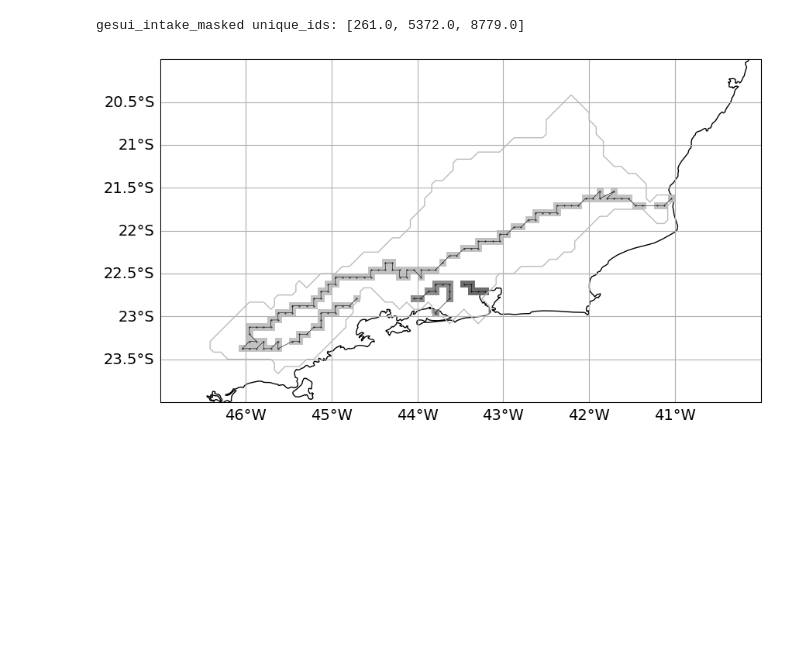
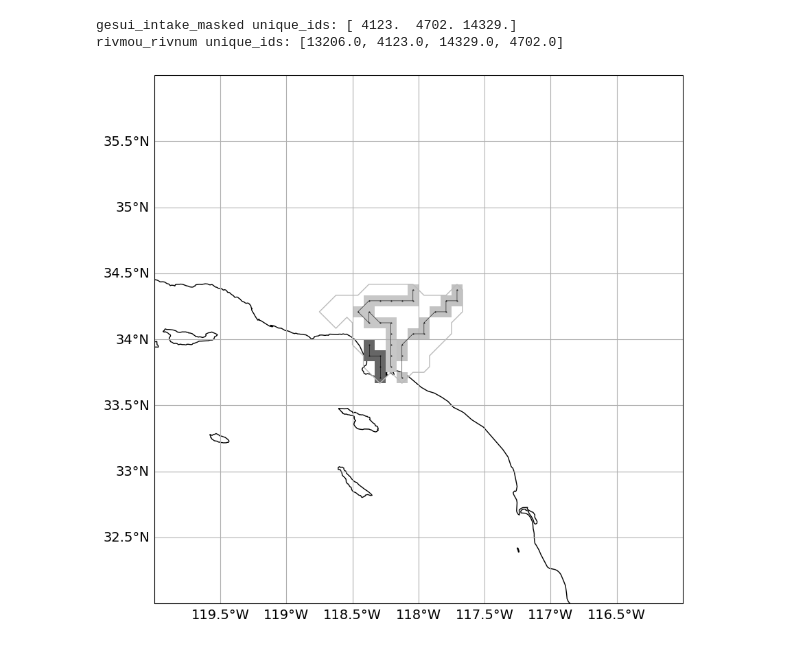
Before and after one commit to HalKiyo/h08_urban, a Jupyter notebook: region/pst/riodejaneiro/jogesui_check_riodejaneiro.ipynb, the cells around one changed output. Drawn from its saved outputs; the diff is of its cells as text; code cells hidden in the pictures; blank space fills up the shorter version.

```diff
--- a/region/pst/riodejaneiro/jogesui_check_riodejaneiro.ipynb
+++ b/region/pst/riodejaneiro/jogesui_check_riodejaneiro.ipynb
@@ -73,8 +73,8 @@ def draw_mask_sotowaku(extent, mask_cropped, ax=None, sotowaku_color='#dc143c',
 rgndir = '/mnt/c/Users/tsimk/Downloads/dotfiles/h08/region'
 glbdir = '/mnt/c/Users/tsimk/Downloads/dotfiles/h08/global_city'
 #
-city_num = 16
-tag = '.ro5'
+city_num = 17
+tag = '.ls5'
 #
 resolution = 12
 POP='vld_cty_'
@@ -84,10 +84,10 @@ dtype = 'float32'
 gl5shape = (2160, 4320)
 #
 # region
-left = -47
-right = -40
-bottom = -24
-top = -20
+left = -120
+right = -116
+bottom = 32
+top = 36
 #
 nx, ny = (right - left)*resolution, (top - bottom)*resolution
 rgnshape = (ny, nx)
@@ -371,8 +377,13 @@ uid_intake = np.unique(np.where(intake_cropped == 1, rivnum, 0))[1]
 intake_rivmou = np.where(rivmou_rivnum == uid_intake, rivnum, 0)
 
 # gesui plus intake rivmou points
-gesui_intake = gesui_rivnum + intake_rivmou
-gesui_intake_masked = np.ma.masked_where(gesui_intake == 0, gesui_intake)
+unique_rivnum = np.unique(gesui_rivnum)
+unique_intake = np.unique(intake_rivmou)
+combined_unique_ids = np.unique(np.concatenate((unique_rivnum, unique_intake)))
+unique_ids = combined_unique_ids[combined_unique_ids > 0]
+print(f'gesui_intake_masked unique_ids: {unique_ids}')
+tmp = rivmou_rivnum.flatten()
+print(f'rivmou_rivnum unique_ids: {[i for i in tmp if i > 0]}')
 
 # l coordinate >>> xy coordinate
 vfunc = np.vectorize(l_coordinate_to_tuple, otypes=[tuple])
@@ -391,17 +402,14 @@ result_array = result_array.astype(int)
 
 # prepare empty variables
 result_dict = {}
-unique_ids = np.unique(gesui_intake_masked).compressed()
-unique_ids = [unq for unq in unique_ids if unq>0]
-print(f'gesui_intake_masked unique_ids: {unique_ids}')
 riv_path_array = np.ma.masked_all(gesui_intake_masked.shape, dtype='float32')
 visited_coords = set()
 
 # basin number loop
 for uid in unique_ids:
     coords_a = np.argwhere(rivmou_rivnum == uid)
-    riv_path_array[coords_a[0][0], coords_a[0][1]] = uid
     if coords_a.size > 0:
+        riv_path_array[coords_a[0][0], coords_a[0][1]] = uid
         target_coord = tuple(coords_a[0])
         path_coords = [target_coord]
         for _ in range(300):
@@ -427,35 +435,36 @@ plt.rcParams["font.size"] = 14
 fig = plt.figure(figsize=(10, 10))
 projection = ccrs.PlateCarree()
 ax = plt.subplot(projection=projection)
 ax.coastlines()
 ax.set_extent(img_extent, projection)
 #
 landmask = np.fromfile(f'{rgndir}/dat/lnd_msk_/lndmsk.CAMA{tag}', dtype='float32').reshape(rgnshape)
 contour = ax.contour(landmask, levels=[0.5], colors='#BBBBBB', linewidths=1, origin='upper', extent=img_extent, transform=projection, zorder=10)
 #
 gl = ax.gridlines(draw_labels=True)
 gl.top_labels = False
 gl.right_labels = False
 ax.add_feature(cfea.OCEAN, color='#FFFFFF')
 ax.add_feature(cfea.LAKES, color='#FFFFFF')
 #
 vmin = np.min(riv_path_array) - 1e4
 vmax = np.max(riv_path_array) + 1e4
 img = ax.imshow(riv_path_array, extent=img_extent, transform=projection, cmap='Greys', vmin=vmin, vmax=vmax, zorder=2)
 #
 if result_dict is not None:
     for key, path in result_dict.items():
         lat_coords, lon_coords = zip(*path)
 
         # xy coordinate >>> lonlat coordinate
         lat_coords = [(top - lat/resolution - 1/(resolution*2)) for lat in lat_coords]
         lon_coords = [(left + lon/resolution + 1/(resolution*2)) for lon in lon_coords]
         ax.plot(lon_coords, lat_coords, marker='o', markersize=0.4, color='black', linestyle='-', linewidth=.4, transform=projection, zorder=5)
 #
 #fig.colorbar(img, ax=ax)
 # %% [output]
-gesui_intake_masked unique_ids: [261.0, 5372.0, 8779.0]
+gesui_intake_masked unique_ids: [ 4123.  4702. 14329.]
+rivmou_rivnum unique_ids: [13206.0, 4123.0, 14329.0, 4702.0]
-[figure, old version]
+[figure, new version]
 # %%
 #
 # 1: explored area
```
Also changed, not shown: parts of 11 cells of this notebook.
